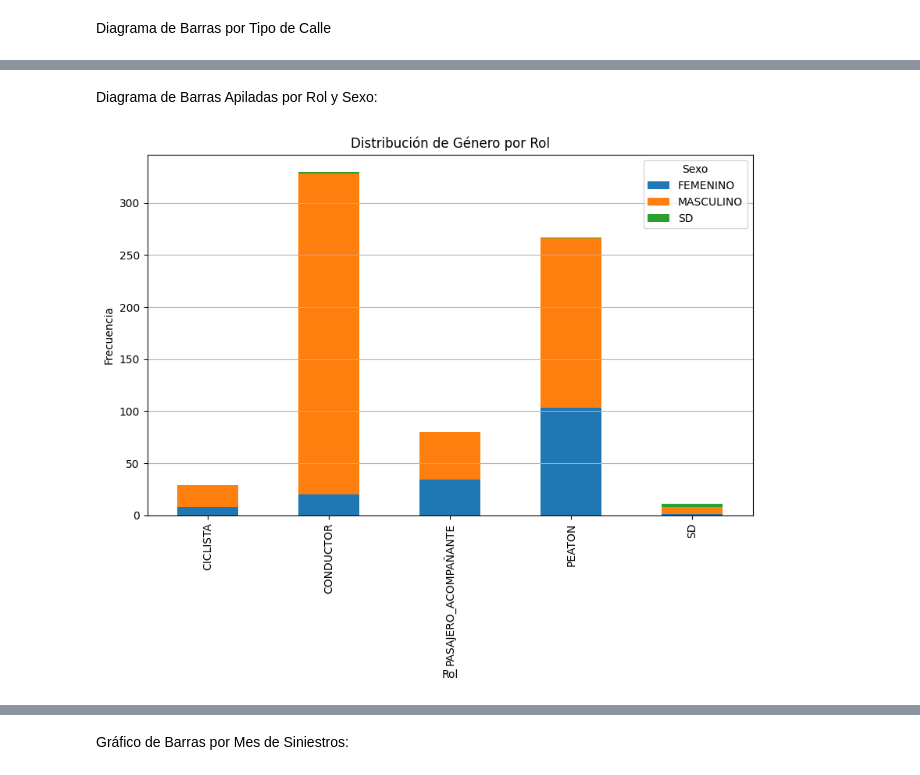
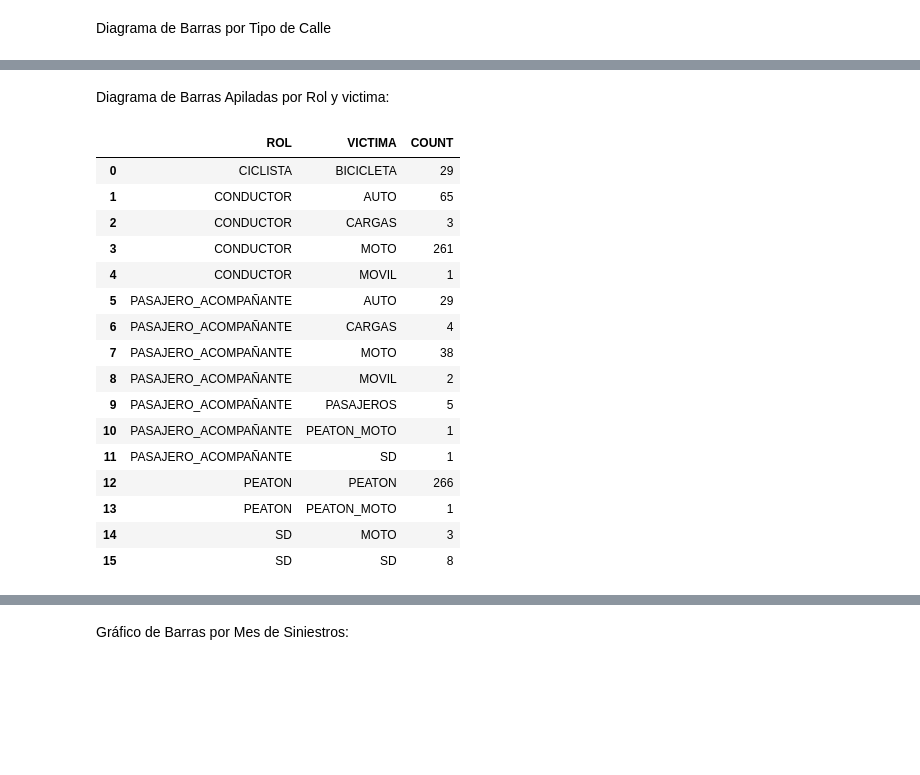
Before and after one commit to Yuliedpardo/PI_DA, a Jupyter notebook: EDA_homicidios.ipynb, the cells around one changed output, grey strips where cells are left out. Cells and saved outputs as stored; diff of their text form; code cells hidden in the pictures; blank space fills up the shorter version.

```diff
--- a/EDA_homicidios.ipynb
+++ b/EDA_homicidios.ipynb
@@ -764,13 +926,24 @@ plt.show()
 # %% [markdown]
-Diagrama de Barras Apiladas por Rol y Sexo:
+Diagrama de Barras Apiladas por Rol y victima:
-# %%
-rol_sexo = combinado.groupby(['ROL', 'SEXO']).size().unstack()
-rol_sexo.plot(kind='bar', stacked=True, figsize=(10, 6))
-plt.title('Distribución de Género por Rol')
-plt.xlabel('Rol')
-plt.ylabel('Frecuencia')
-plt.grid(axis='y')
-plt.legend(title='Sexo')
-plt.show()
-# %% [output]
-[figure, removed]
+# %%
+victimas_rol1 = combinado.groupby(['ROL', 'VICTIMA']).size().reset_index(name='COUNT')
+# %%
+victimas_rol1
+# %% [output]
+|  | ROL | VICTIMA | COUNT |
+| 0 | CICLISTA | BICICLETA | 29 |
+| 1 | CONDUCTOR | AUTO | 65 |
+| 2 | CONDUCTOR | CARGAS | 3 |
+| 3 | CONDUCTOR | MOTO | 261 |
+| 4 | CONDUCTOR | MOVIL | 1 |
+| 5 | PASAJERO_ACOMPAÑANTE | AUTO | 29 |
+| 6 | PASAJERO_ACOMPAÑANTE | CARGAS | 4 |
+| 7 | PASAJERO_ACOMPAÑANTE | MOTO | 38 |
+| 8 | PASAJERO_ACOMPAÑANTE | MOVIL | 2 |
+| 9 | PASAJERO_ACOMPAÑANTE | PASAJEROS | 5 |
+| 10 | PASAJERO_ACOMPAÑANTE | PEATON_MOTO | 1 |
+| 11 | PASAJERO_ACOMPAÑANTE | SD | 1 |
+| 12 | PEATON | PEATON | 266 |
+| 13 | PEATON | PEATON_MOTO | 1 |
+| 14 | SD | MOTO | 3 |
+| 15 | SD | SD | 8 |
```
Also changed, not shown: parts of 45 cells of this notebook, 5 other files.
